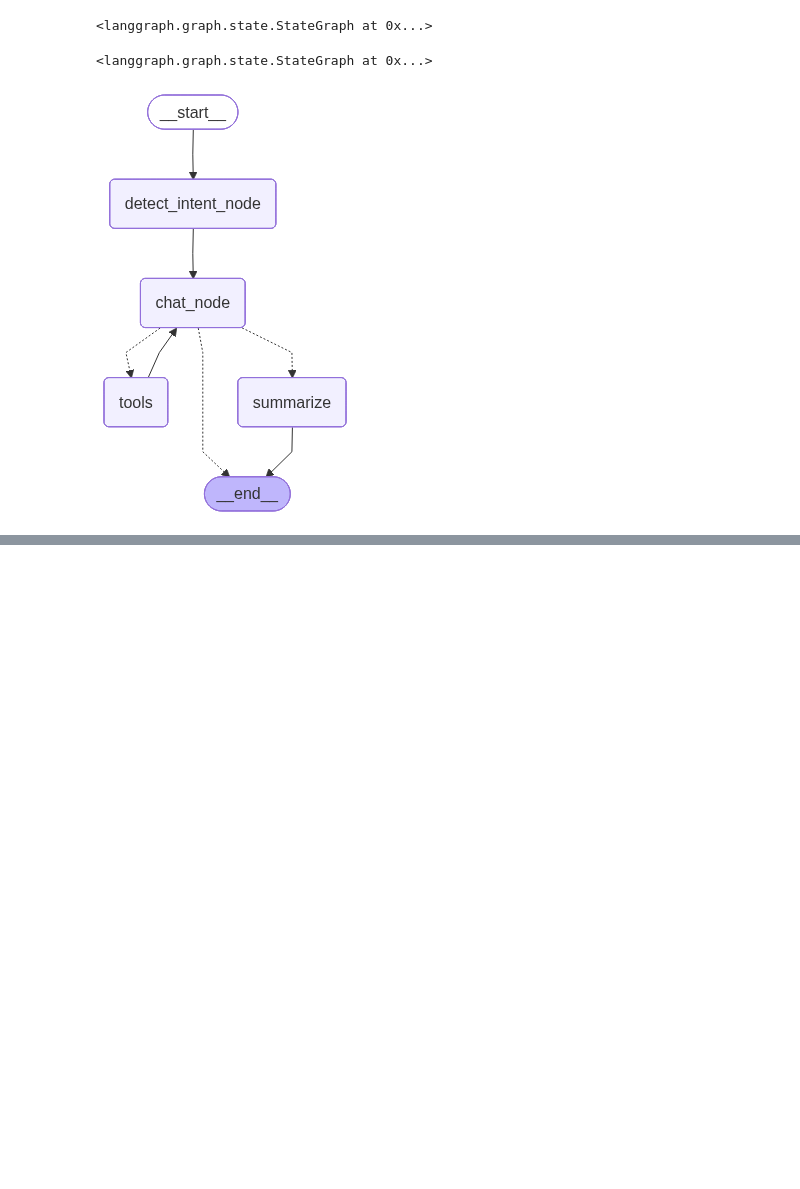
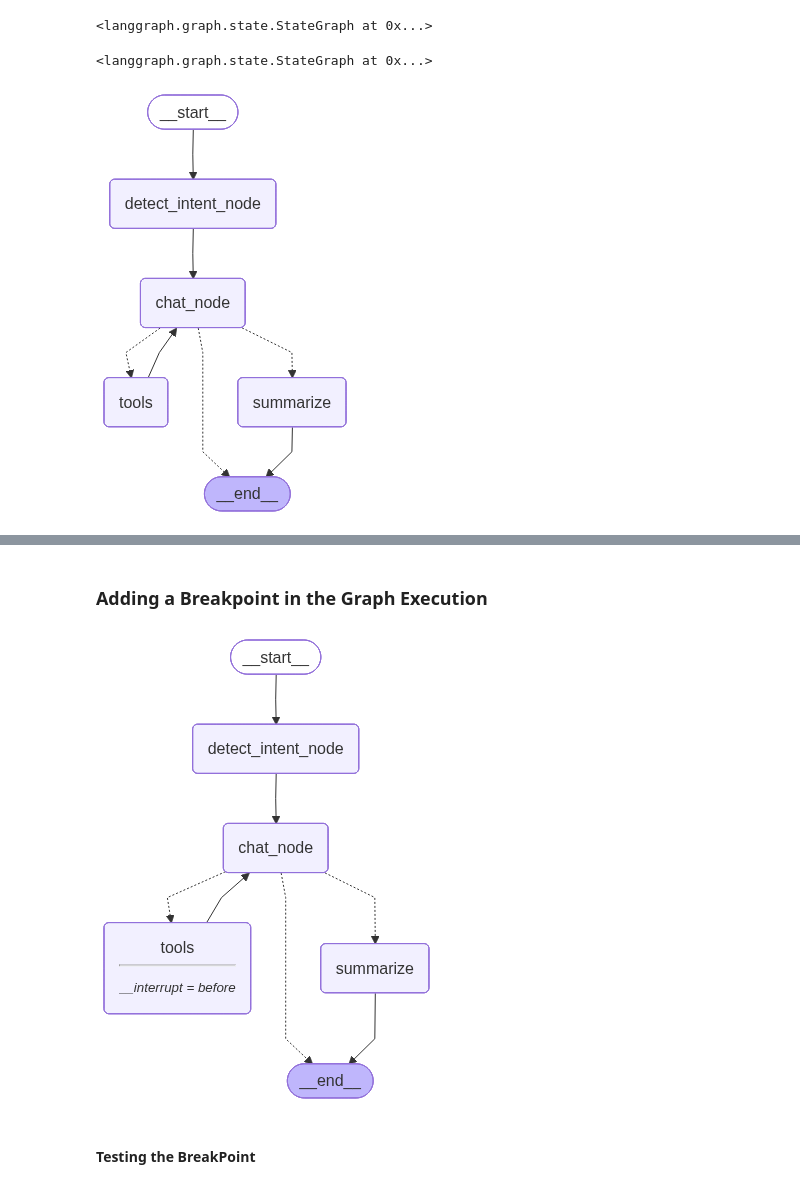
Before and after one commit to Meet3456/Lang-graph, a Jupyter notebook: notebooks/HITL_langgraph.ipynb, the cells around one changed output, grey strips where cells are left out. Saved outputs shown, nothing was run; the diff lists cells and outputs as text; code cells hidden in the pictures; blank space fills up the shorter version.

```diff
--- a/notebooks/HITL_langgraph.ipynb
+++ b/notebooks/HITL_langgraph.ipynb
@@ -235,16 +268,18 @@ def chat_node(state: chatState) -> chatState:
     if state.get("summary"):
         messages.append(
             SystemMessage(
-                content=f"summary of ongoing conversation : \n{state['summary']}"
+                content=f"summary of the ongoing conversation till now : \n{state['summary']}"
             )
         )
 
     # Based on the user intent, set the system prompt message of the Chatbot system and the model(with or without tools):
     if state["intent"] == "finance":
+        # if it is a finance related question then append the Finance system prompt along with llm_with_tools
         messages.append(Finance_system_message)
         model = llm_with_tools
         print("[CHAT] Finance mode → tools enabled")
     else:
+        # else general system prompt along with basic tool
         messages.append(General_chatbot_system_message)
         model = llm
         print("[CHAT] General mode → no tools")
@@ -331,7 +368,7 @@ def route_after_chat(state: chatState):
         return "tools"
 
     # Otherwise check summarization
-    if len(state["messages"]) > 6:
+    if len(state["messages"]) > 4:
         return "summarize"
 
     return END
@@ -358,7 +395,7 @@ Main reasoning node:
 builder.add_node("chat_node", chat_node)
 
 # Executes tool calls requested by the LLM
-builder.add_node("tools", tool_node)
+builder.add_node("tools", ToolNode(toolbox))
 
 # Compresses conversation history when it grows too large
 builder.add_node("summarize", summarize_node)
@@ -461,0 +497,10 @@ In short, the reducer is LangGraph’s **built-in conflict-resolution / accumula
+# %% [markdown]
+### Adding a Breakpoint in the Graph Execution
+# %%
+graph = builder.compile(interrupt_before=["tools"],checkpointer=memory)
+# %%
+graph
+# %% [output]
+[figure, added]
+# %% [markdown]
+#### Testing the BreakPoint
```
Also changed, not shown: parts of 29 cells of this notebook, 4 other files.
